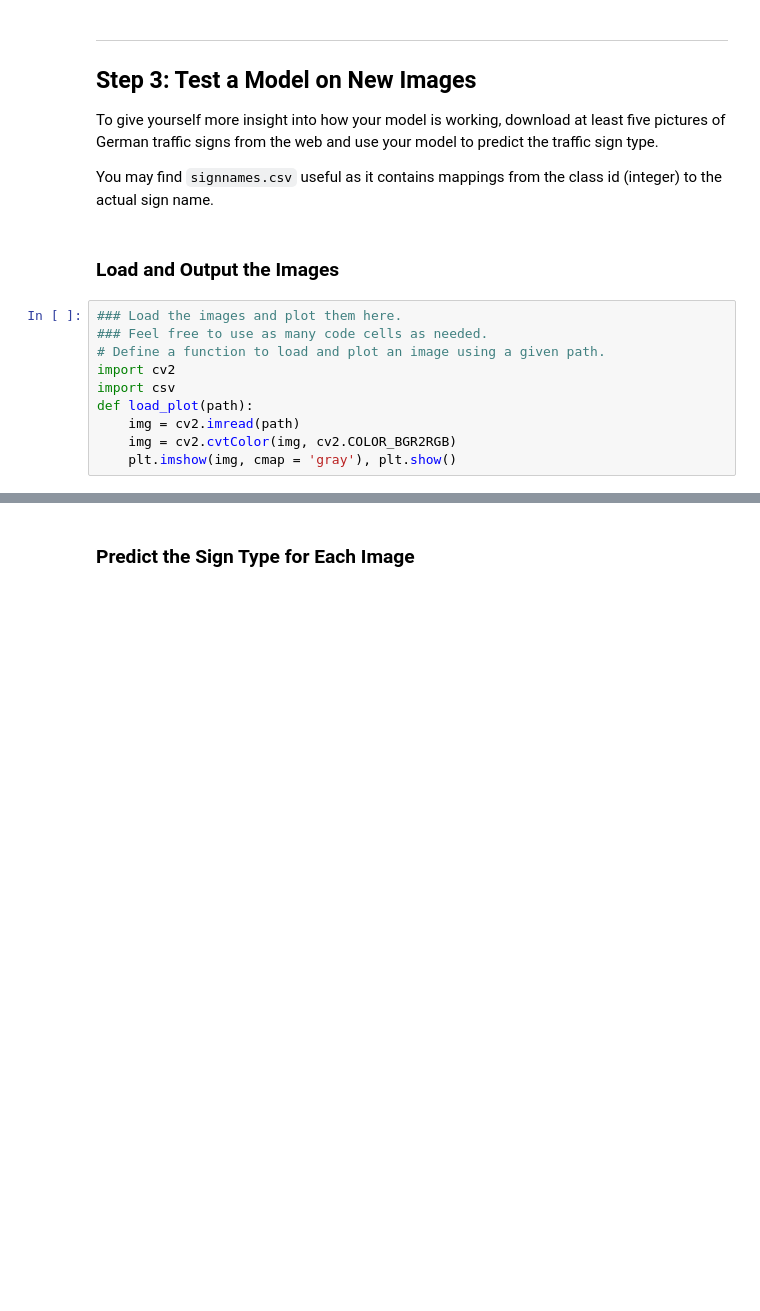
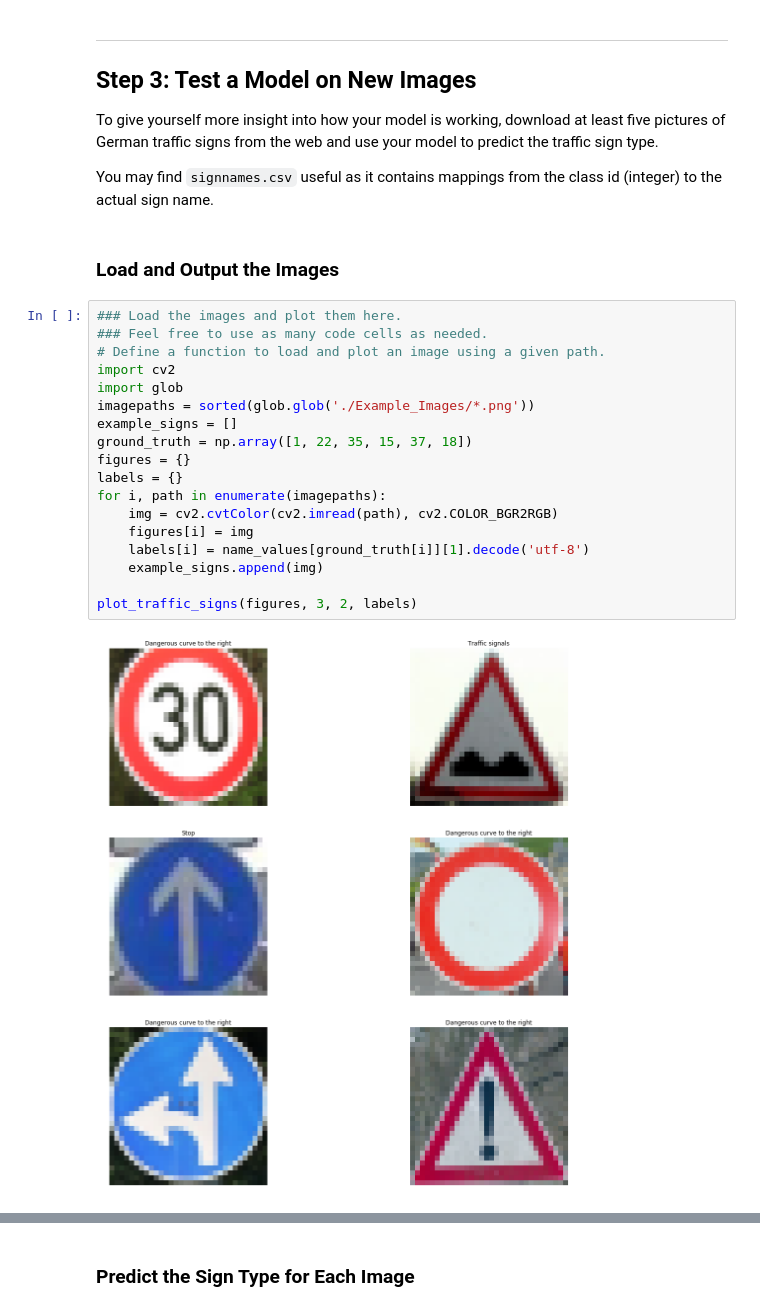
Before and after one commit to Thayjes/Traffic-Sign-Classifier, a Jupyter notebook: Traffic_Sign_Classifier_AWS2.2.ipynb, the cells around one changed output, grey strips where cells are left out. Drawn from its saved outputs; the diff is of its cells as text; blank space fills up the shorter version.

```diff
--- a/Traffic_Sign_Classifier_AWS2.2.ipynb
+++ b/Traffic_Sign_Classifier_AWS2.2.ipynb
@@ -625,10 +622,20 @@ You may find `signnames.csv` useful as it contains mappings from the class id (i
 # %%
 ### Load the images and plot them here.
 ### Feel free to use as many code cells as needed.
 # Define a function to load and plot an image using a given path.
 import cv2
-import csv
-def load_plot(path):
-    img = cv2.imread(path)
-    img = cv2.cvtColor(img, cv2.COLOR_BGR2RGB)
-    plt.imshow(img, cmap = 'gray'), plt.show()
+import glob
+imagepaths = sorted(glob.glob('./Example_Images/*.png'))
+example_signs = []
+ground_truth = np.array([1, 22, 35, 15, 37, 18])
+figures = {}
+labels = {}
+for i, path in enumerate(imagepaths):
+    img = cv2.cvtColor(cv2.imread(path), cv2.COLOR_BGR2RGB)
+    figures[i] = img
+    labels[i] = name_values[ground_truth[i]][1].decode('utf-8')
+    example_signs.append(img)
+
+plot_traffic_signs(figures, 3, 2, labels)
+# %% [output]
+[figure, added]
```
Also changed, not shown: parts of 12 cells of this notebook.
